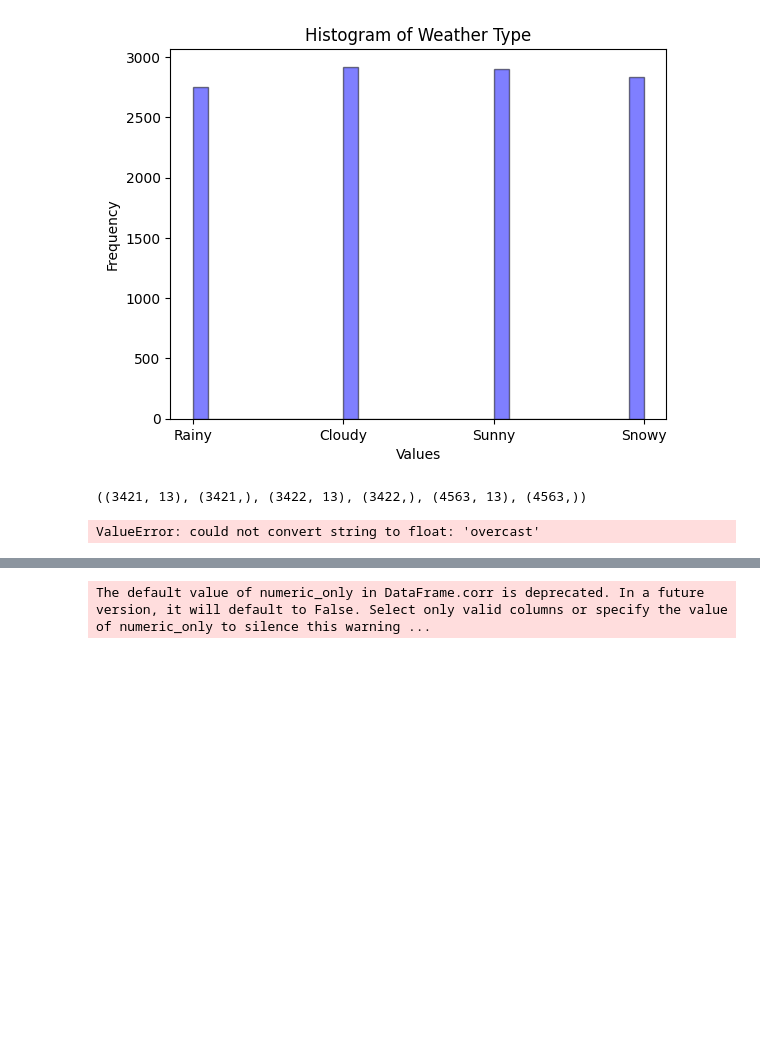
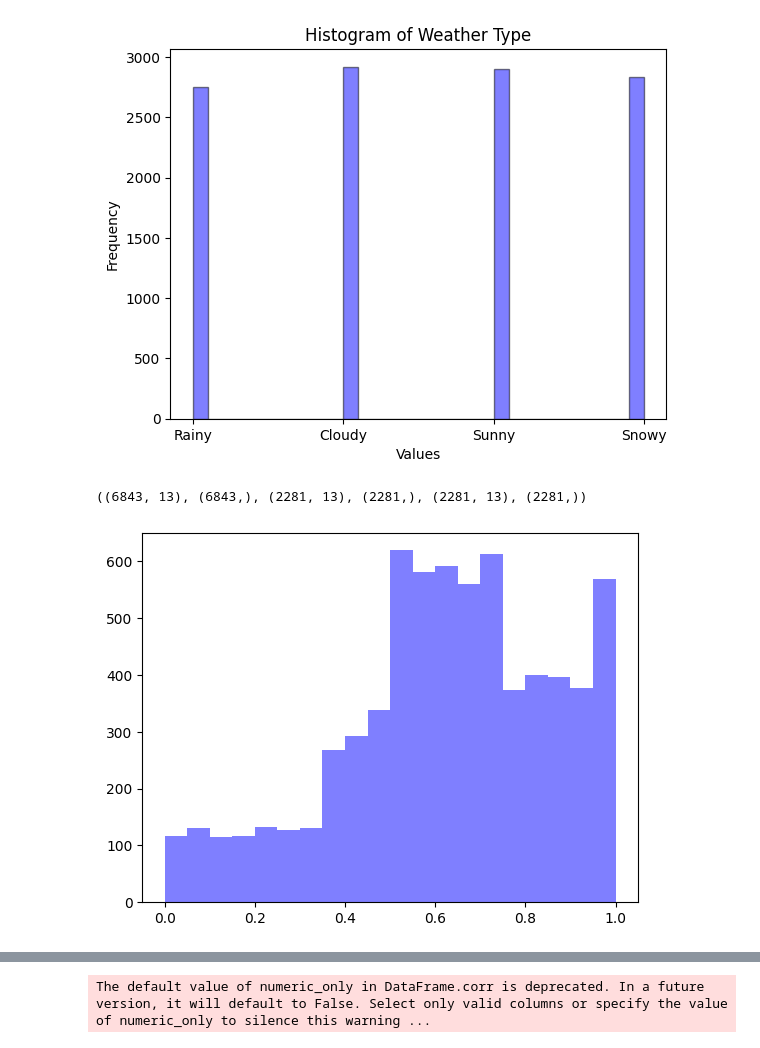
Before and after one commit to Marraff/machine-learning, a Jupyter notebook: preprocessing.ipynb, the cells around one changed output, grey strips where cells are left out. Saved outputs shown, nothing was run; the diff lists cells and outputs as text; code cells hidden in the pictures; blank space fills up the shorter version.

```diff
--- a/preprocessing.ipynb
+++ b/preprocessing.ipynb
@@ -189,10 +201,10 @@ X = df.drop(columns='Weather Type')
 Y = df['Weather Type']
 
 # Najprv rozdelíme dáta na trénovaciu a testovaciu množinu (60% tréning, 40% test)
-X_train, X_test, Y_train, Y_test = train_test_split(X, Y, test_size=0.4, random_state=42)
+X_train, X_temp, Y_train, Y_temp = train_test_split(X, Y, test_size=0.4, random_state=42)
 
 # Potom rozdelíme trénovaciu množinu na tréningovú a validačnú množinu (50% tréning, 50% validačná)
-X_train, X_val, Y_train, Y_val = train_test_split(X_train, Y_train, test_size=0.50, random_state=42)
+X_val, X_test, Y_val, Y_test = train_test_split(X_temp , Y_temp, test_size=0.50, random_state=42)
 
 # Výsledné množiny:
 # X_train, y_train - Trénovacie dáta
@@ -210,28 +222,17 @@ plt.show()
 X_train.shape, Y_train.shape, X_val.shape, Y_val.shape, X_test.shape, Y_test.shape
 # %% [output]
 [figure]
-((3421, 13), (3421,), (3422, 13), (3422,), (4563, 13), (4563,))
+((6843, 13), (6843,), (2281, 13), (2281,), (2281, 13), (2281,))
-# %%
-# Inicializujeme scaler
-scaler = StandardScaler()
-
-# Fit-transformácia len na tréningových dátach
-X_train_scaled = scaler.fit_transform(X_train)
-
-# Na validačnej a testovacej množine len transformácia
-X_val_scaled = scaler.transform(X_val)
-X_test_scaled = scaler.transform(X_test)
-
-# Kontrola tvarov množín po škálovaní
-print("X_train_scaled shape:", X_train_scaled.shape)
-print("X_val_scaled shape:", X_val_scaled.shape)
-print("X_test_scaled shape:", X_test_scaled.shape)
-
-# Vykreslenie histogramu pre škálované dáta
-plt.hist(X_train_scaled.flatten(), bins=30, color='blue', edgecolor='black', alpha=0.5)
-plt.title('Histogram of Scaled Features (X_train)')
-plt.xlabel('Scaled Values')
-plt.ylabel('Frequency')
-plt.show()
-# %% [output]
-ValueError: could not convert string to float: 'overcast'
+# %%
+scaler = MinMaxScaler()
+
+X_train = scaler.fit_transform(X_train)
+X_val = scaler.transform(X_val)
+X_test = scaler.transform(X_test)
+
+X_train_df = pd.DataFrame(X_train)
+
+plt.hist(X_train_df[1], bins = 20, color = 'blue', alpha = 0.5)
+plt.show()
+# %% [output]
+[figure, added]
```
Also changed, not shown: parts of 9 cells of this notebook.
